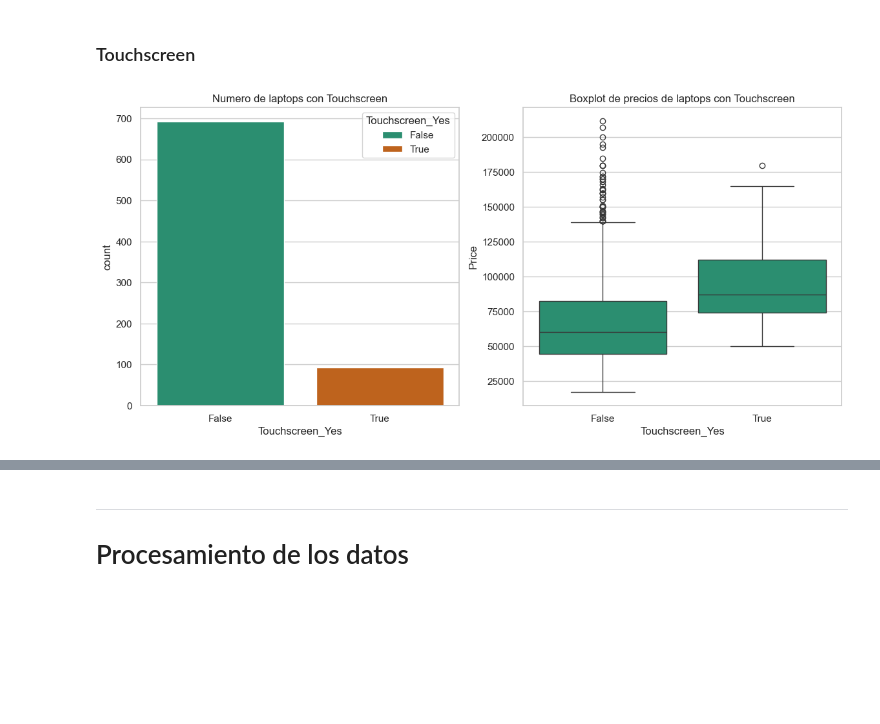
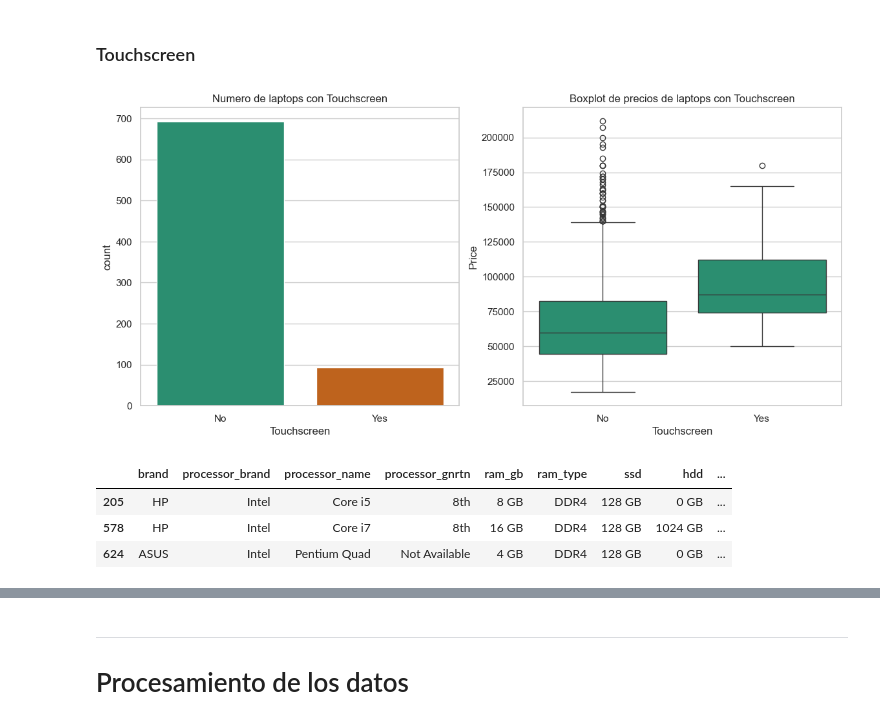
Before and after one commit to V1CMA-V/AI-Security, a Jupyter notebook: notebooks/poniendo-en-practica-RegresionLineal.ipynb, the cells around one changed output, grey strips where cells are left out. Saved outputs shown, nothing was run; the diff lists cells and outputs as text; code cells hidden in the pictures; blank space fills up the shorter version.

```diff
--- a/notebooks/poniendo-en-practica-RegresionLineal.ipynb
+++ b/notebooks/poniendo-en-practica-RegresionLineal.ipynb
@@ -237,12 +232,19 @@ plt.show()
 # %%
 fig, axes = plt.subplots(nrows=1,ncols=2, figsize=(14,6))
 
-sns.countplot(ax=axes[0], x=laptops.Touchscreen_Yes, hue=laptops.Touchscreen_Yes)
+sns.countplot(ax=axes[0], x=laptops.Touchscreen, hue=laptops.Touchscreen)
 axes[0].set_title("Numero de laptops con Touchscreen")
 
-sns.boxplot(ax=axes[1], x=laptops.Touchscreen_Yes, y=laptops.Price)
+sns.boxplot(ax=axes[1], x=laptops.Touchscreen, y=laptops.Price)
 axes[1].set_title("Boxplot de precios de laptops con Touchscreen")
 
 plt.show()
 # %% [output]
-[figure, old version]
+[figure, new version]
+# %%
+laptops[laptops['ssd'] == '128 GB']
+# %% [output]
+|  | brand | processor_brand | processor_name | processor_gnrtn | ram_gb | ram_type | ssd | hdd | ... |
+| 205 | HP | Intel | Core i5 | 8th | 8 GB | DDR4 | 128 GB | 0 GB | ... |
+| 578 | HP | Intel | Core i7 | 8th | 16 GB | DDR4 | 128 GB | 1024 GB | ... |
+| 624 | ASUS | Intel | Pentium Quad | Not Available | 4 GB | DDR4 | 128 GB | 0 GB | ... |
```
Also changed, not shown: parts of 5 cells of this notebook.
